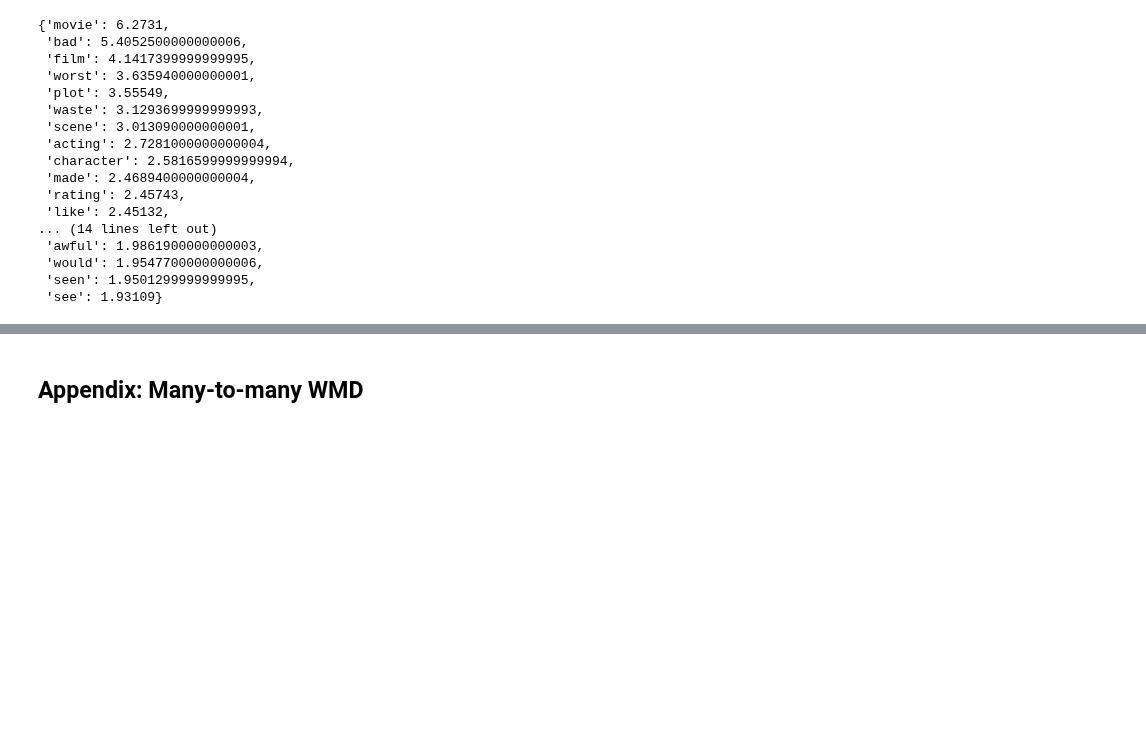
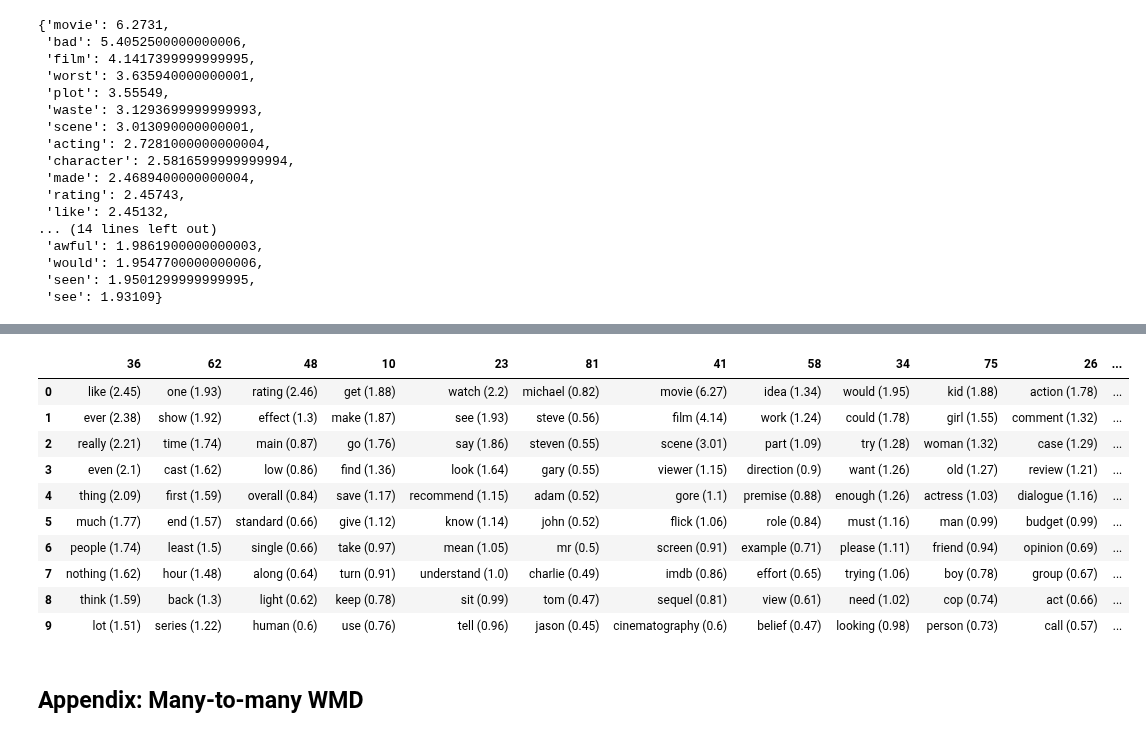
Before and after one commit to maybemkl/wmdecompose, a Jupyter notebook: notebooks/IMDB_example.ipynb, the cells around one changed output, grey strips where cells are left out. Drawn from its saved outputs; the diff is of its cells as text; code cells hidden in the pictures; blank space fills up the shorter version.

```diff
--- a/notebooks/IMDB_example.ipynb
+++ b/notebooks/IMDB_example.ipynb
@@ -556,3 +565,17 @@ Next, let's see what added most distance when moving from the negative to the po
+# %%
+c2
+# %% [output]
+|  | 36 | 62 | 48 | 10 | 23 | 81 | 41 | 58 | 34 | 75 | 26 | ... |
+| 0 | like (2.45) | one (1.93) | rating (2.46) | get (1.88) | watch (2.2) | michael (0.82) | movie (6.27) | idea (1.34) | would (1.95) | kid (1.88) | action (1.78) | ... |
+| 1 | ever (2.38) | show (1.92) | effect (1.3) | make (1.87) | see (1.93) | steve (0.56) | film (4.14) | work (1.24) | could (1.78) | girl (1.55) | comment (1.32) | ... |
+| 2 | really (2.21) | time (1.74) | main (0.87) | go (1.76) | say (1.86) | steven (0.55) | scene (3.01) | part (1.09) | try (1.28) | woman (1.32) | case (1.29) | ... |
+| 3 | even (2.1) | cast (1.62) | low (0.86) | find (1.36) | look (1.64) | gary (0.55) | viewer (1.15) | direction (0.9) | want (1.26) | old (1.27) | review (1.21) | ... |
+| 4 | thing (2.09) | first (1.59) | overall (0.84) | save (1.17) | recommend (1.15) | adam (0.52) | gore (1.1) | premise (0.88) | enough (1.26) | actress (1.03) | dialogue (1.16) | ... |
+| 5 | much (1.77) | end (1.57) | standard (0.66) | give (1.12) | know (1.14) | john (0.52) | flick (1.06) | role (0.84) | must (1.16) | man (0.99) | budget (0.99) | ... |
+| 6 | people (1.74) | least (1.5) | single (0.66) | take (0.97) | mean (1.05) | mr (0.5) | screen (0.91) | example (0.71) | please (1.11) | friend (0.94) | opinion (0.69) | ... |
+| 7 | nothing (1.62) | hour (1.48) | along (0.64) | turn (0.91) | understand (1.0) | charlie (0.49) | imdb (0.86) | effort (0.65) | trying (1.06) | boy (0.78) | group (0.67) | ... |
+| 8 | think (1.59) | back (1.3) | light (0.62) | keep (0.78) | sit (0.99) | tom (0.47) | sequel (0.81) | view (0.61) | need (1.02) | cop (0.74) | act (0.66) | ... |
+| 9 | lot (1.51) | series (1.22) | human (0.6) | use (0.76) | tell (0.96) | jason (0.45) | cinematography (0.6) | belief (0.47) | looking (0.98) | person (0.73) | call (0.57) | ... |
 # %% [markdown]
 ## Appendix: Many-to-many WMD
 # %% [markdown]
```
Also changed, not shown: parts of 5 cells of this notebook.
